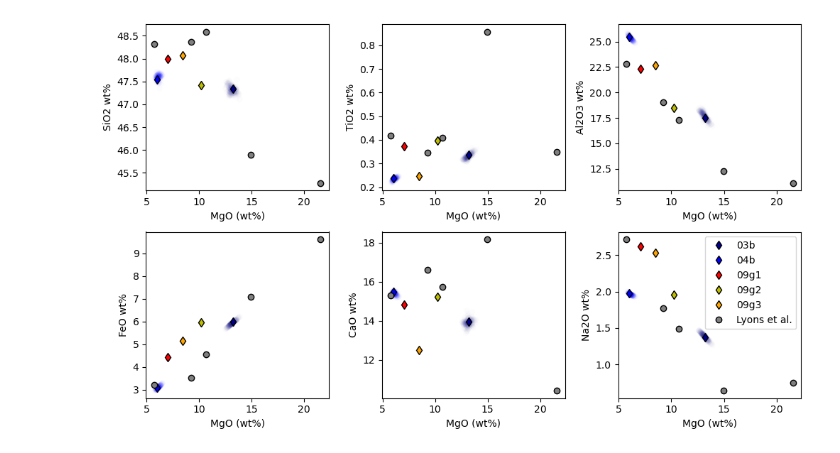
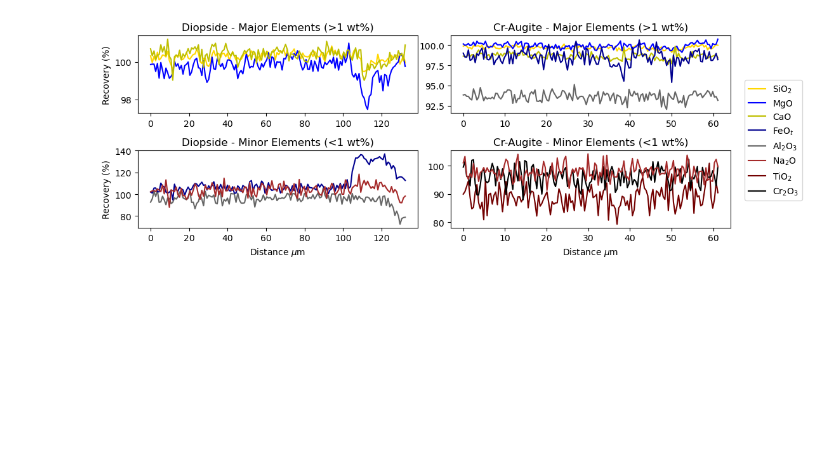
Before and after one commit to gleesonm1/GleesonEtAl_JPet_2024_supplement, a Jupyter notebook: Code_Figures/Sup_Figure5.ipynb, the cells around one changed output. Cells and saved outputs as stored; diff of their text form; code cells hidden in the pictures; blank space fills up the shorter version.

```diff
--- a/Code_Figures/Sup_Figure5.ipynb
+++ b/Code_Figures/Sup_Figure5.ipynb
@@ -44,24 +6,49 @@ Lyons
-# %%
-oxides = [['SiO2', 'TiO2', 'Al2O3'],['FeO', 'CaO', 'Na2O']]
-color = {'03b': (0,0,0.56), '04b': 'b', '09g1': 'r', '09g2': 'y', '09g3': 'orange'}
-f, a = plt.subplots(2,3, figsize = (10,6))
-for i in range(2):
-    for j in range(3):
-        a[i][j].set_xlabel('MgO (wt%)')
-        a[i][j].set_ylabel(oxides[i][j] + ' wt%')
-        for s in color:
-            if s in WR_error.keys():
-                a[i][j].plot(WR_error[s]['MgO'],
-                             WR_error[s][oxides[i][j]], 'o', mec = 'none',
-                             mfc = color[s], alpha = 0.01, zorder = 0)
-
-            a[i][j].plot(WholeRock.loc[s, 'MgO'],
-                         WholeRock.loc[s, oxides[i][j]],
-                         'dk', mfc = color[s], zorder = 1, label = s)
-
-        a[i][j].plot(Lyons['MgO'], Lyons[oxides[i][j]], 'ok', mfc = (0.5,0.5,0.5), label = "Lyons et al.")
-
-a[i][j].legend()
-f.tight_layout()
-# %% [output]
-[figure, removed]
+# %%
+Diop = cm.loadtransect('Data/Linescans_HighResMapping/Linescans/Diopside/', ['Si', 'Ti', 'Al', 'Cr', 'Fe', 'Mn', 'Mg', 'Ca', 'Na', 'K'])
+Aug = cm.loadtransect('Data/Linescans_HighResMapping/Linescans/CrAugite/', ['Si', 'Ti', 'Al', 'Cr', 'Fe', 'Mn', 'Mg', 'Ca', 'Na', 'K'])
+# %%
+Diop_pref = pd.DataFrame(columns = Diop.keys()[:-1], data = np.array([55.341, 0.0, 0.624, 0.0, 0.836, 0.0, 17.760, 24.795, 0.404, 0.0]).reshape((1,10)))
+Aug_pref = pd.DataFrame(columns = Aug.keys()[:-1], data = np.array([50.480, 0.510, 8.030, 0.850, 4.706, 0.12, 17.320, 17.291, 0.840, 0.0]).reshape(1,10))
+# %%
+Diop_recovery = pd.DataFrame(columns = Diop_pref.keys(), data = 100*Diop.values[:,:-1]/Diop_pref.values)
+Aug_recovery = pd.DataFrame(columns = Aug_pref.keys(), data = 100*Aug.values[:,:-1]/Aug_pref.values)
+# %%
+El = {'SiO2': 'gold', 'Al2O3': (0.4,0.4,0.4), 'FeO': (0,0,0.56), 'MgO': (0,0,1), 'CaO': 'y', 'Na2O': 'brown', 'K2O': 'red', 'TiO2': (0.45,0,0), 'Cr2O3': 'k'}
+handles_labels = {}
+
+f, a = plt.subplots(2,2, figsize = (12, 4))
+a[0][0].set_title('Diopside - Major Elements (>1 wt%)')
+l1 = a[0][0].plot(Diop['Distance'], Diop_recovery['SiO2'], '-', color = El['SiO2'], label = 'SiO$_2$')
+l2 = a[0][0].plot(Diop['Distance'], Diop_recovery['MgO'], '-', color = El['MgO'], label = 'MgO')
+l3 = a[0][0].plot(Diop['Distance'], Diop_recovery['CaO'], '-', color = El['CaO'], label = 'CaO')
+handles_labels.update({l.get_label(): l for l in l1 + l2 + l3})
+a[0][0].set_ylabel('Recovery (%)')
+
+a[0][1].set_title('Cr-Augite - Major Elements (>1 wt%)')
+a[0][1].plot(Aug['Distance'], Aug_recovery['SiO2'], '-', color = El['SiO2'])
+a[0][1].plot(Aug['Distance'], Aug_recovery['MgO'], '-', color = El['MgO'])
+a[0][1].plot(Aug['Distance'], Aug_recovery['CaO'], '-', color = El['CaO'])
+l4 = a[0][1].plot(Aug['Distance'], Aug_recovery['FeO'], '-', color = El['FeO'], label = 'FeO$_t$')
+l5 = a[0][1].plot(Aug['Distance'], Aug_recovery['Al2O3'], '-', color = El['Al2O3'], label = 'Al$_2$O$_3$')
+handles_labels.update({l.get_label(): l for l in l4 + l5})
+
+a[1][0].set_title('Diopside - Minor Elements (<1 wt%)')
+a[1][0].plot(Diop['Distance'], Diop_recovery['Al2O3'], '-', color = El['Al2O3'])
+a[1][0].plot(Diop['Distance'], Diop_recovery['FeO'], '-', color = El['FeO'])
+l6 = a[1][0].plot(Diop['Distance'], Diop_recovery['Na2O'], '-', color = El['Na2O'], label = 'Na$_2$O')
+handles_labels.update({l.get_label(): l for l in l6})
+a[1][0].set_xlabel('Distance $\mu$m')
+a[1][0].set_ylabel('Recovery (%)')
+
+a[1][1].set_title('Cr-Augite - Minor Elements (<1 wt%)')
+l7 = a[1][1].plot(Aug['Distance'], Aug_recovery['TiO2'], '-', color = El['TiO2'], label = 'TiO$_2$')
+l8 = a[1][1].plot(Aug['Distance'], Aug_recovery['Cr2O3'], '-', color = El['Cr2O3'], label = 'Cr$_2$O$_3$')
+a[1][1].plot(Aug['Distance'], Aug_recovery['Na2O'], '-', color = El['Na2O'])
+handles_labels.update({l.get_label(): l for l in l7 + l8})
+a[1][1].set_xlabel('Distance $\mu$m')
+
+f.legend(handles_labels.values(), handles_labels.keys(),
+           loc='center left', bbox_to_anchor=(0.85, 0.5))
+f.tight_layout(rect=[0, 0, 0.85, 1])
+# %% [output]
+[figure, added]
```
Also changed, not shown: parts of 7 cells of this notebook, 1 other file.
